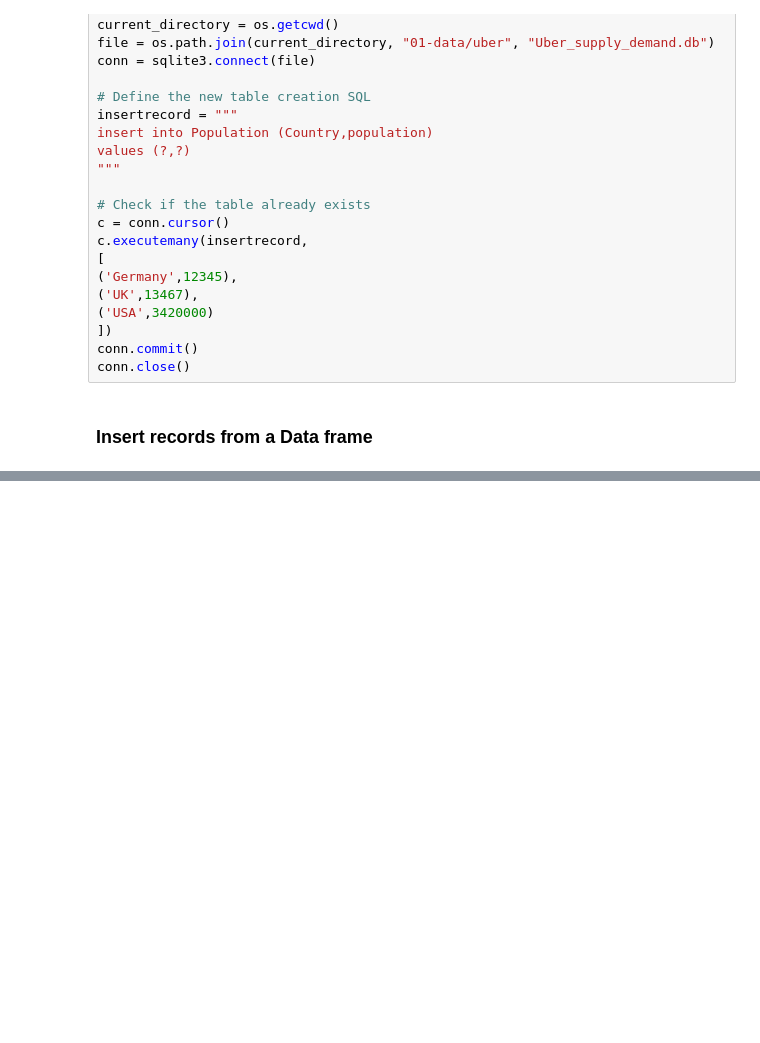
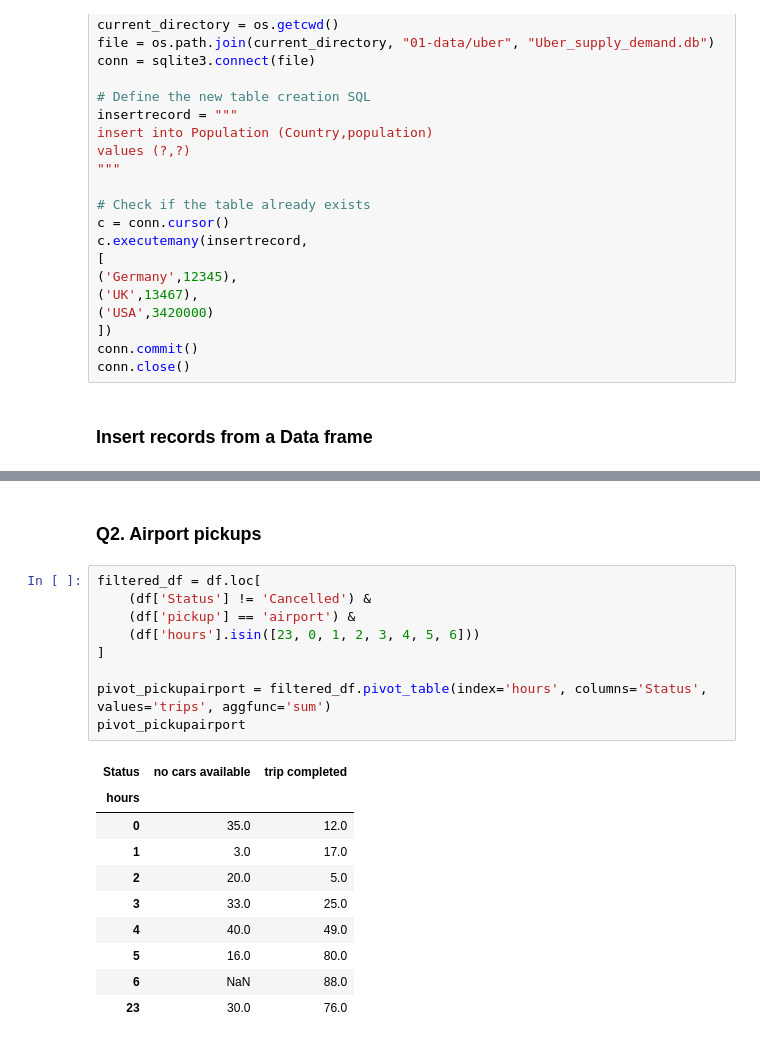
Before and after one commit to Dandata0101/MBS-projects, a Jupyter notebook: workspace_class.ipynb, the cells around one changed output, grey strips where cells are left out. Drawn from its saved outputs; the diff is of its cells as text; blank space fills up the shorter version.

```diff
--- a/workspace_class.ipynb
+++ b/workspace_class.ipynb
@@ -1871,0 +1970,22 @@ dfpoptable
+# %% [markdown]
+### Q2. Airport pickups
+# %%
+filtered_df = df.loc[
+    (df['Status'] != 'Cancelled') &
+    (df['pickup'] == 'airport') &
+    (df['hours'].isin([23, 0, 1, 2, 3, 4, 5, 6]))
+]
+
+pivot_pickupairport = filtered_df.pivot_table(index='hours', columns='Status', values='trips', aggfunc='sum')
+pivot_pickupairport
+# %% [output]
+| Status | no cars available | trip completed |
+| hours |  |  |
+| 0 | 35.0 | 12.0 |
+| 1 | 3.0 | 17.0 |
+| 2 | 20.0 | 5.0 |
+| 3 | 33.0 | 25.0 |
+| 4 | 40.0 | 49.0 |
+| 5 | 16.0 | 80.0 |
+| 6 | NaN | 88.0 |
+| 23 | 30.0 | 76.0 |
```
Also changed, not shown: parts of 17 cells of this notebook, 3 other files.
